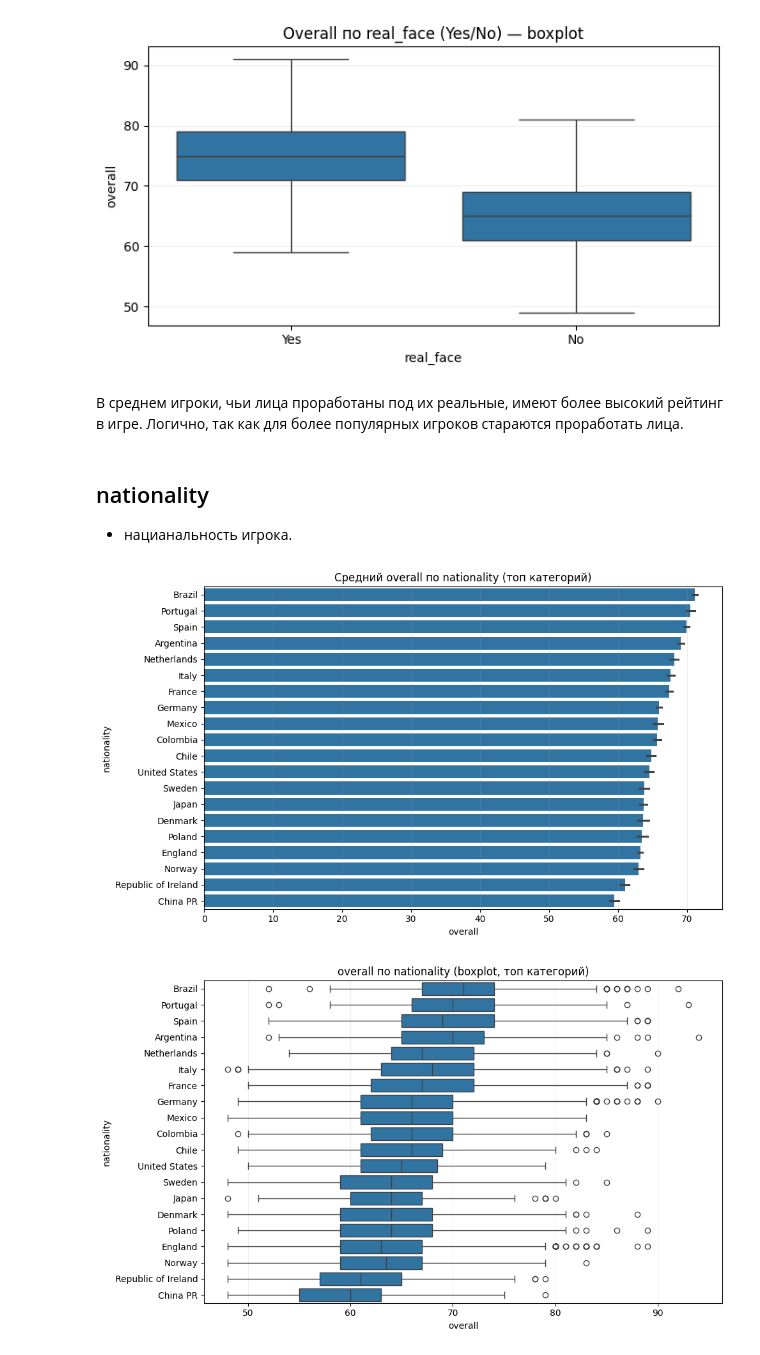
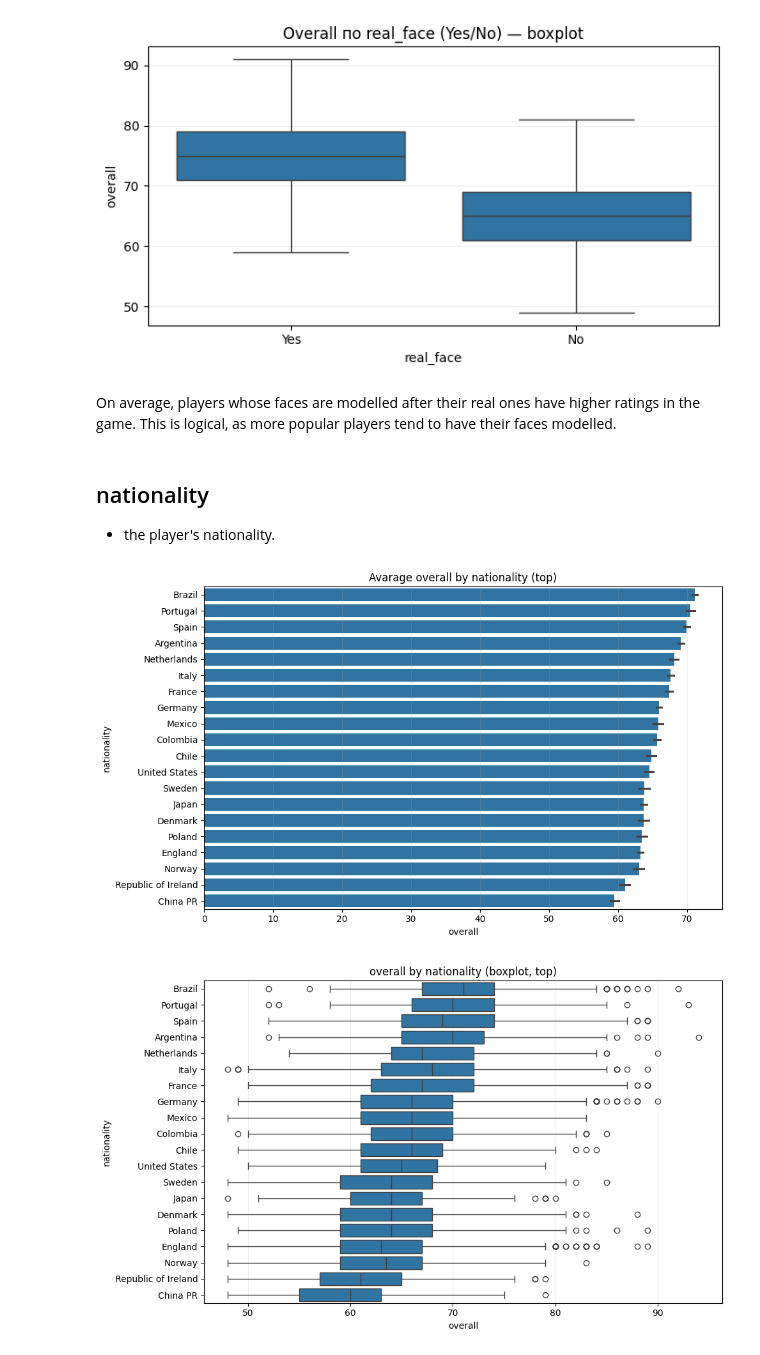
Before and after one commit to EmilMaliev/visualization, a Jupyter notebook: visualization_in_ML/hw4.ipynb, the cells around one changed output. Saved outputs shown, nothing was run; the diff lists cells and outputs as text; code cells hidden in the pictures.

```diff
--- a/visualization_in_ML/hw4.ipynb
+++ b/visualization_in_ML/hw4.ipynb
@@ -359,46 +359,46 @@ No         16310  65.202820    65.0  6.293129   48   86
 Yes         1968  74.882114    75.0  6.066596   55   94
 [figure]
 # %% [markdown]
-В среднем игроки, чьи лица проработаны под их реальные, имеют более высокий рейтинг в игре. Логично, так как для более популярных игроков стараются проработать лица.
+On average, players whose faces are modelled after their real ones have higher ratings in the game. This is logical, as more popular players tend to have their faces modelled.
 # %% [markdown]
 ## nationality
-- нацианальность игрока.
+- the player's nationality.
 # %%
 def plot_overall_by_category(df, cat_col, target="overall", top_n=20, min_count=None):
     tmp = df[[cat_col, target]].dropna()
 
     vc = tmp[cat_col].value_counts()
     if min_count is not None:
         top_cats = vc[vc >= min_count].index
     else:
         top_cats = vc.head(top_n).index
 
     tmp = tmp[tmp[cat_col].isin(top_cats)].copy()
 
     order = (tmp.groupby(cat_col)[target]
              .mean()
              .sort_values(ascending=False)
              .index)
 
-    # Barplot средних
+    # Barplot of avarage
     plt.figure(figsize=(10, 6))
     sns.barplot(data=tmp, y=cat_col, x=target, order=order, errorbar=("ci", 95))
-    plt.title(f"Средний {target} по {cat_col} (топ категорий)")
+    plt.title(f"Avarage {target} by {cat_col} (top)")
     plt.grid(True, axis="x", alpha=0.2)
     plt.tight_layout()
     plt.show()
 
-    # Boxplot распределений
+    # Boxplot distribution
     plt.figure(figsize=(10, 6))
     sns.boxplot(data=tmp, y=cat_col, x=target, order=order, showfliers=True)
-    plt.title(f"{target} по {cat_col} (boxplot, топ категорий)")
+    plt.title(f"{target} by {cat_col} (boxplot, top)")
     plt.grid(True, axis="x", alpha=0.2)
     plt.tight_layout()
     plt.show()
 
 plot_overall_by_category(df, "nationality", top_n=20)
 # %% [output]
-[figure, old version]
+[figure, new version]
-[figure, old version]
+[figure, new version]
 # %% [markdown]
 ## club
```
Also changed, not shown: parts of 35 cells of this notebook, 1 other file.
